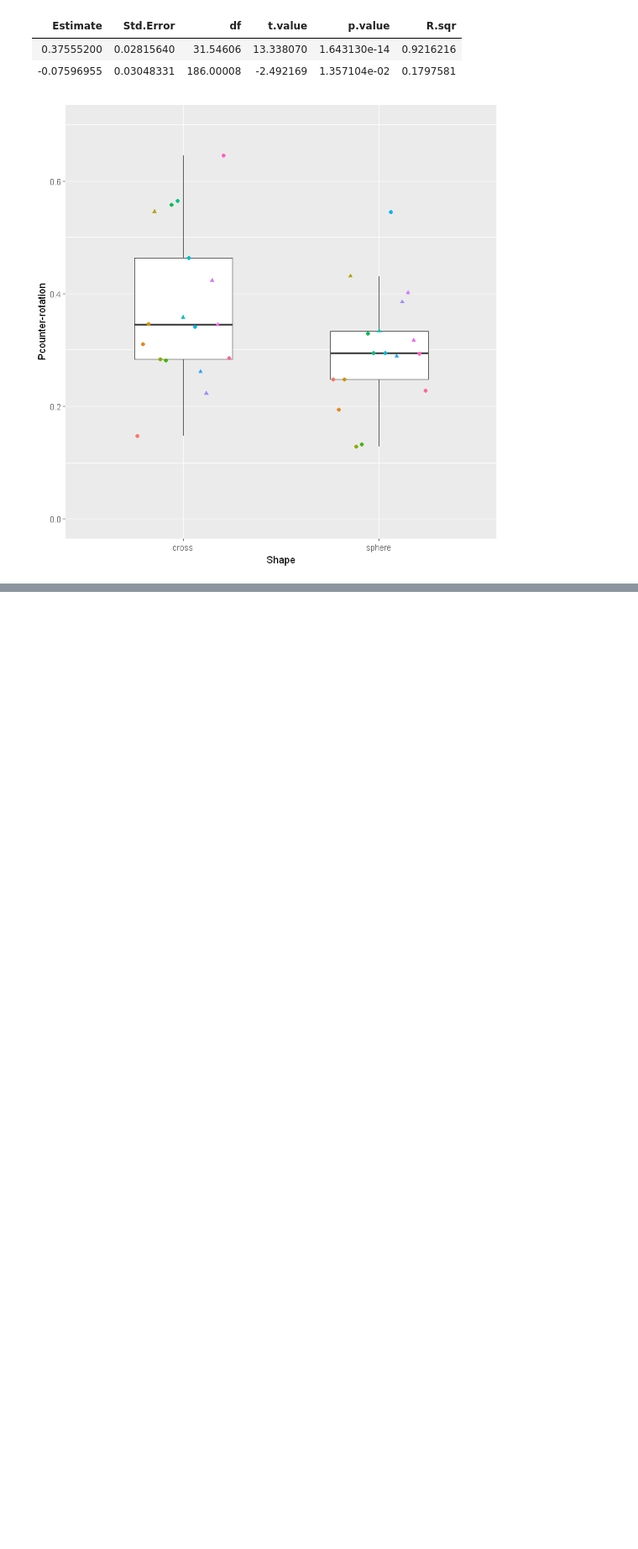
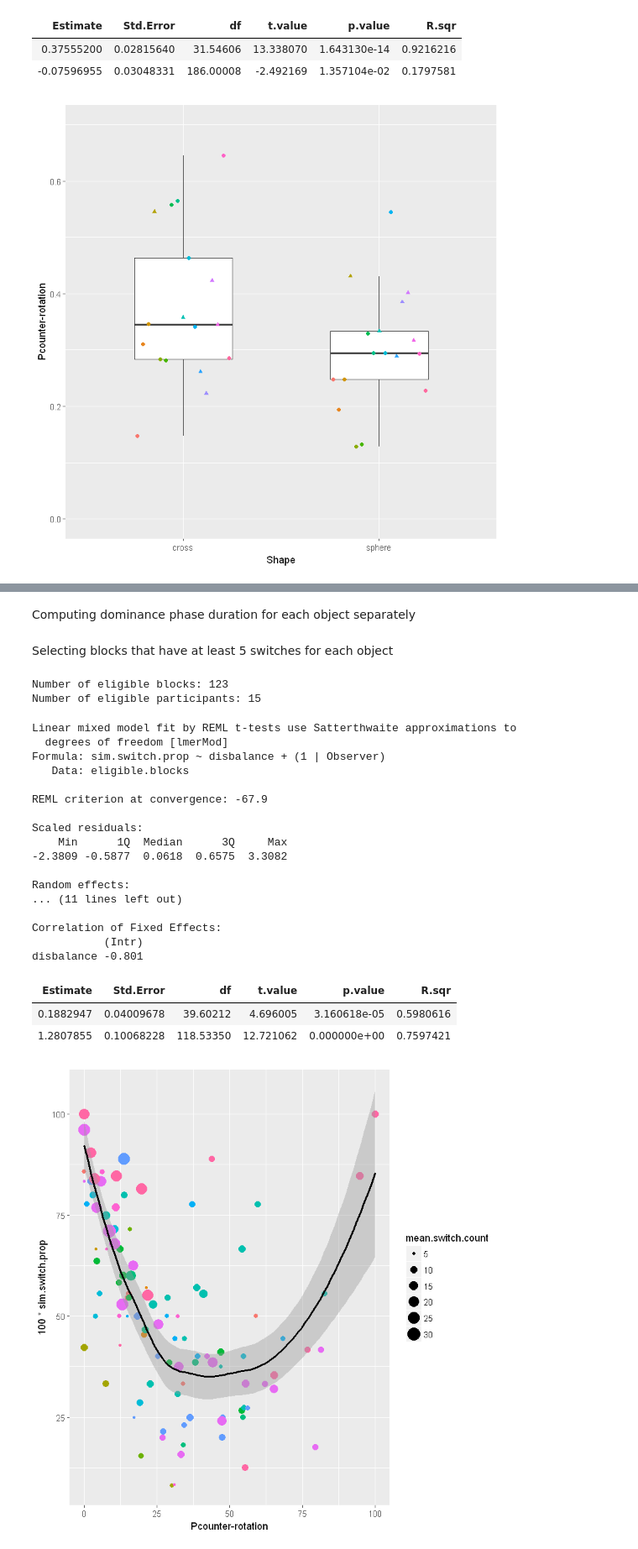
Before and after one commit to alexander-pastukhov/frictionless-sfm, a Jupyter notebook: Experiment 1.ipynb, the cells around one changed output, grey strips where cells are left out. Shown: that part at 84% size. Saved outputs shown, nothing was run; the diff lists cells and outputs as text; code cells hidden in the pictures; blank space fills up the shorter version.

```diff
--- a/Experiment 1.ipynb
+++ b/Experiment 1.ipynb
@@ -355,0 +360,2 @@ Number of eligible participants: 11
+# %% [markdown]
+Computing dominance phase duration for each object separately
@@ -355,0 +378,65 @@ Number of eligible participants: 11
+# %% [markdown]
+Selecting blocks that have at least 5 switches for each object
+# %%
+minimal.switch.count <- 5
+eligible.blocks <- reports %>%
+    # counting number of switches per object
+    group_by(Observer, Block) %>%
+    filter(is.finite(counter.rotation)) %>%
+    summarise(left.switch.count= sum(left.switch, na.rm= TRUE),
+              right.switch.count= sum(right.switch, na.rm= TRUE),
+              mean.switch.count= mean(c(left.switch.count, right.switch.count)),
+              sim.switch.prop= sum(left.switch==TRUE & right.switch==TRUE, na.rm= TRUE)/sum(is.finite(left.switch)),
+              counter.rotation.prop= sum(Duration[counter.rotation])/sum(Duration, na.rm = TRUE),
+              disbalance= abs(counter.rotation.prop-0.5),
+              balanced= (counter.rotation.prop>0.25) & (counter.rotation.prop<0.75)) %>%
+
+    # retaining only the blocks with at least minimal.switch.count switches
+    filter(left.switch.count>= minimal.switch.count &
+           right.switch.count>= minimal.switch.count)
+
+cat(sprintf('Number of eligible blocks: %d\n', nrow(eligible.blocks)))
+cat(sprintf('Number of eligible participants: %d\n', length(unique(eligible.blocks$Observer))))
+# %% [output]
+Number of eligible blocks: 123
+Number of eligible participants: 15
+# %%
+sim.switch.model <- lmerTest::lmer(sim.switch.prop ~ disbalance + (1|Observer), data= eligible.blocks)
+summary(sim.switch.model)
+coefficients.only <- data.frame(summary(sim.switch.model)$coefficients)
+colnames(coefficients.only) <- c('Estimate', 'Std.Error', 'df', 't.value', 'p.value')
+dplyr::mutate(coefficients.only, R.sqr= rcontrast(t.value, df))
+
+# summary(lmerTest::lmer(sim.switch.prop ~ disbalance + (1|Observer), data= eligible.blocks))
+
+coupling.vs.sim.switches.plot <- ggplot(data= eligible.blocks, aes(x= 100*counter.rotation.prop, y= 100*sim.switch.prop)) +
+#     geom_point(aes(fill= Observer, size= mean.switch.count, color= balanced), pch=21)+
+    geom_point(aes(color= Observer, size= mean.switch.count))+
+    geom_smooth(color= 'black', method='loess')+
+    scale_colour_discrete(guide = FALSE) +
+#     scale_colour_manual(values=c('#FFFFFF00', '#000000FF'))+
+    xlab('Pcounter-rotation')
+print(coupling.vs.sim.switches.plot)
+ggsave('Figures/Exp1 - independent switching versus coupling.pdf', coupling.vs.sim.switches.plot, width= 13, height= 7.5, units = 'cm',  useDingbats = FALSE)
+# %% [output]
+Linear mixed model fit by REML t-tests use Satterthwaite approximations to
+  degrees of freedom [lmerMod]
+Formula: sim.switch.prop ~ disbalance + (1 | Observer)
+   Data: eligible.blocks
+
+REML criterion at convergence: -67.9
+
+Scaled residuals:
+    Min      1Q  Median      3Q     Max
+-2.3809 -0.5877  0.0618  0.6575  3.3082
+
+Random effects:
+... (11 lines left out)
+
+Correlation of Fixed Effects:
+           (Intr)
+disbalance -0.801
+| Estimate | Std.Error | df | t.value | p.value | R.sqr |
+| 0.1882947 | 0.04009678 | 39.60212 | 4.696005 | 3.160618e-05 | 0.5980616 |
+| 1.2807855 | 0.10068228 | 118.53350 | 12.721062 | 0.000000e+00 | 0.7597421 |
+[figure, added]
```
Also changed, not shown: parts of 35 cells of this notebook, 2 other files.
